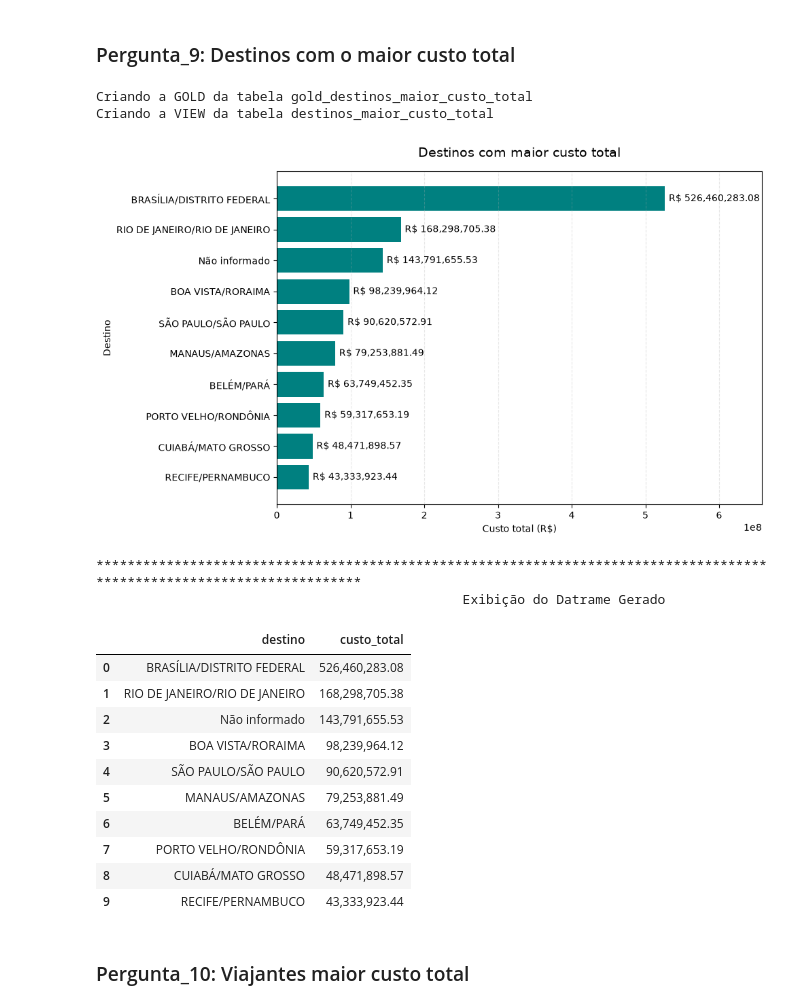
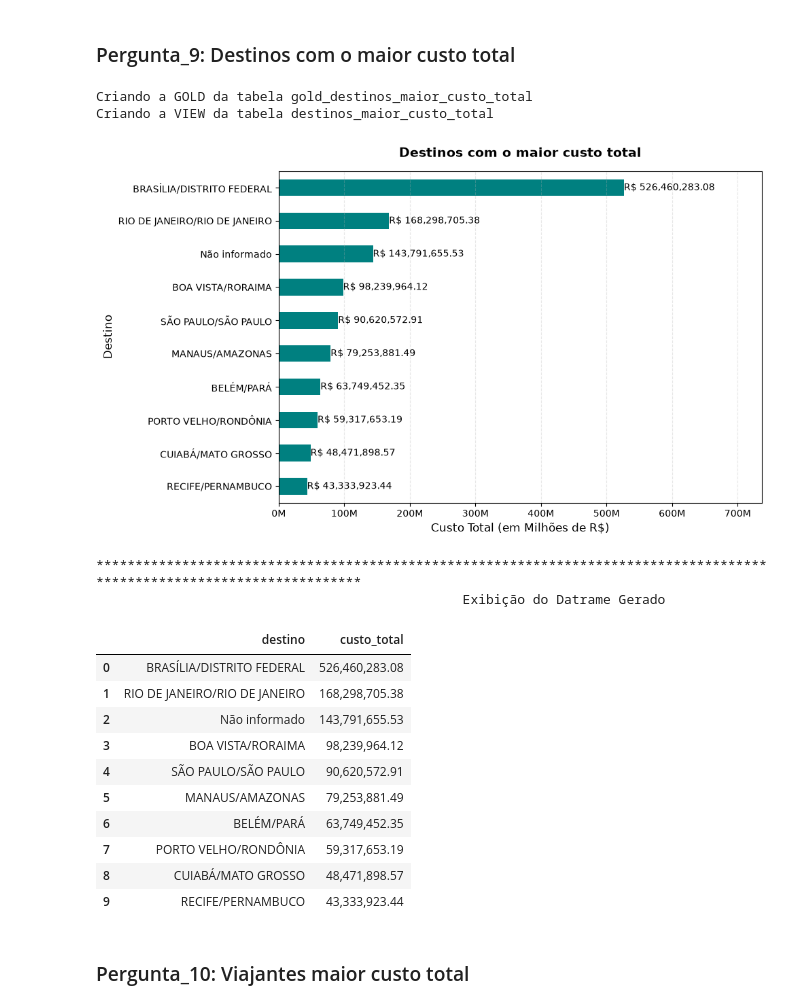
Before and after one commit to hicarocalliari/Projeto_final_SCTEC, a Jupyter notebook: notebooks/analise.ipynb, the cells around one changed output. Cells and saved outputs as stored; diff of their text form; code cells hidden in the pictures.

Commit message:
Ajustes nas imagens

```diff
--- a/notebooks/analise.ipynb
+++ b/notebooks/analise.ipynb
@@ -532,13 +501,7 @@ criar_gold_view(8)
 ## Criação do Gráfico
 
 # Ordenação para melhor visualização do gráfico
-df = (
-    df
-    .sort_values(
-        by="custo_medio",
-        ascending=True
-    )
-)
+df = df.sort_values(by="custo_medio", ascending=True)
 
 fig, ax = plt.subplots(figsize=(10, 6))
 
@@ -550,12 +513,7 @@ ax.set_ylabel("Meio de transporte")
 max_valor = df["custo_medio"].max()
 
 for i, valor in enumerate(df["custo_medio"]):
-    ax.text(
-        valor + max_valor * 0.01,
-        i,
-        f"R$ {valor:,.2f}",
-        va="center"
-    )
+    ax.text(valor + max_valor * 0.01, i, f"R$ {valor:,.2f}", va="center")
 
 ax.grid(axis="x", linestyle="--", alpha=0.3)
 ax.set_xlim(0, max_valor * 1.15)
@@ -567,8 +525,8 @@ plt.show()
 ## Apresentação do DF através do print e salvar em forma de imagem
 print("".center(120, "*"))
 print("Exibição do Datrame Gerado".center(120), "")
-df = df.sort_values(by="custo_medio",ascending=False)
-dfi.export(df,f"{PASTA_IMAGE}/df_pergunta_8.png",table_conversion="matplotlib")
+df = df.sort_values(by="custo_medio", ascending=False)
+dfi.export(df, f"{PASTA_IMAGE}/df_pergunta_8.png", table_conversion="matplotlib")
 df
 # %% [output]
 Criando a GOLD da tabela gold_meio_transporte_maior_custo_medio_viagem
@@ -593,57 +551,50 @@ df = analisar(9)
 
 # Criando tabela Gold e View
 criar_gold_view(9)
 
 # Correção: garantir que o eixo categórico seja texto
 df["destino"] = df["destino"].fillna("Não informado").astype(str)
 
 # Criação do Gráfico
 
-# Ordenação para melhor visualização do gráfico
-df = (
-    df
-    .sort_values(
-        by="custo_total",
-        ascending=True
-    )
-)
-
+df = df.sort_values(by="custo_total", ascending=True)
 fig, ax = plt.subplots(figsize=(10, 6))
-
-ax.barh(df["destino"], df["custo_total"], color="teal")
-ax.set_title("Destinos com maior custo total", fontsize=14, pad=15)
-ax.set_xlabel("Custo total (R$)")
-ax.set_ylabel("Destino")
+df.plot.barh(x="destino", y="custo_total", ax=ax, color="teal", legend=False)
 
 max_valor = df["custo_total"].max()
+ax.set_xlim(0, max_valor * 1.4)
 
+
+def milhoes_formatter(x, pos):
+    return f"{x * 1e-6:.0f}M"
+
+
+ax.xaxis.set_major_formatter(ticker.FuncFormatter(milhoes_formatter))
+
+ax.set_title("Destinos com o maior custo total", fontsize=14, fontweight="bold", pad=15)
 for i, valor in enumerate(df["custo_total"]):
-    ax.text(
-        valor + max_valor * 0.01,
-        i,
-        f"R$ {valor:,.2f}",
-        va="center"
-    )
+    ax.text(valor, i, f"R$ {valor:,.2f}", va="center", ha="left")
 
+ax.set_xlabel("Custo Total (em Milhões de R$)", fontsize=12)
+ax.set_ylabel("Destino", fontsize=12)
 ax.grid(axis="x", linestyle="--", alpha=0.3)
-ax.set_xlim(0, max_valor * 1.25)
 
 plt.tight_layout()
 plt.savefig(f"{PASTA_IMAGE}/grafico_9.png", dpi=300, bbox_inches="tight")
 plt.show()
 
 
 # Apresentação do DF através do print e salvar em forma de imagem
 df = df.sort_values(by="custo_total", ascending=False)
 print("".center(120, "*"))
 print("Exibição do Datrame Gerado".center(120), "")
-df = df.sort_values(by="custo_total",ascending=False)
-dfi.export(df,f"{PASTA_IMAGE}/df_pergunta_9.png",table_conversion="matplotlib")
+df = df.sort_values(by="custo_total", ascending=False)
+dfi.export(df, f"{PASTA_IMAGE}/df_pergunta_9.png", table_conversion="matplotlib")
 df
 # %% [output]
 Criando a GOLD da tabela gold_destinos_maior_custo_total
 Criando a VIEW da tabela destinos_maior_custo_total
-[figure, old version]
+[figure, new version]
 ************************************************************************************************************************
                                                Exibição do Datrame Gerado
 |  | destino | custo_total |
```
Also changed, not shown: parts of 10 cells of this notebook, 21 other files.
